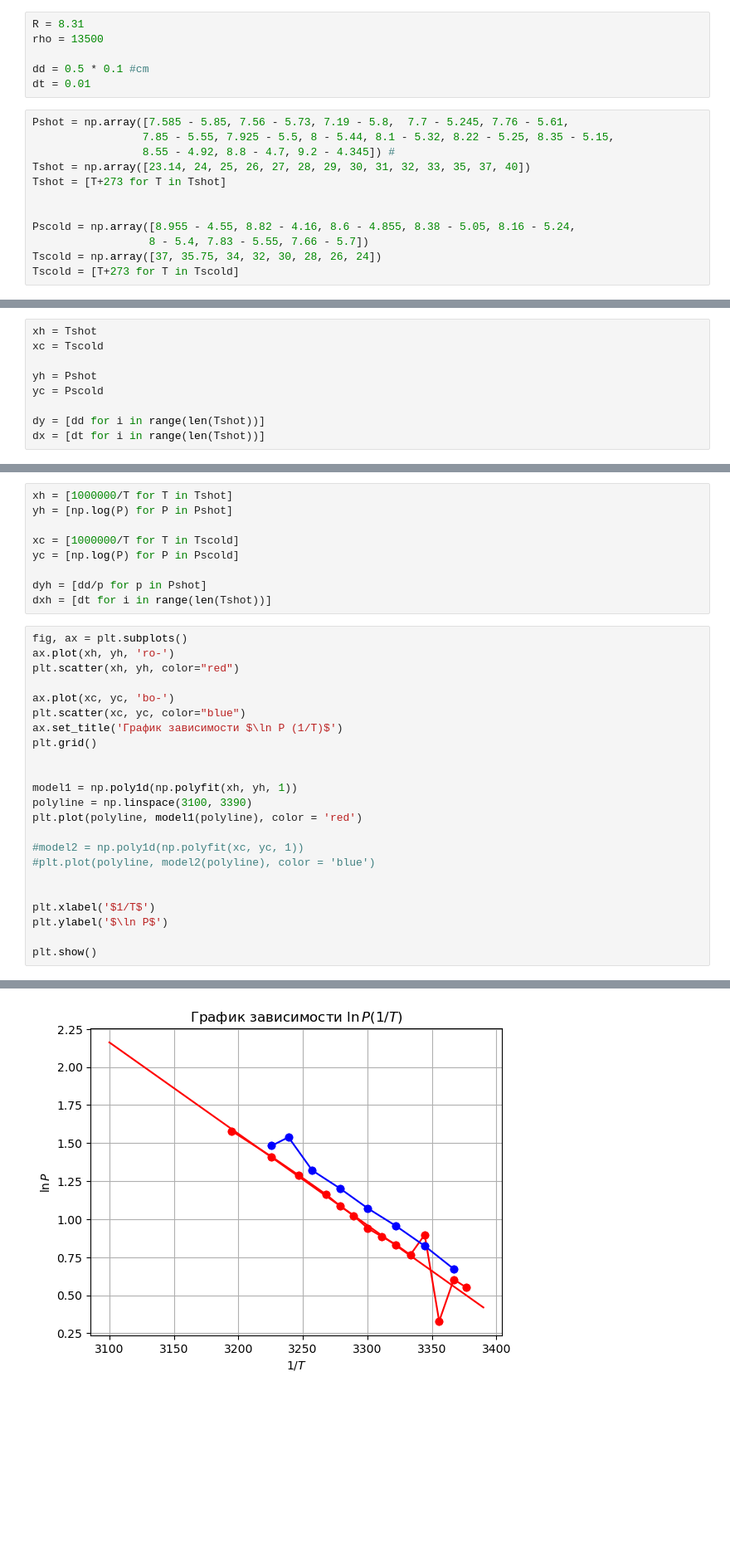
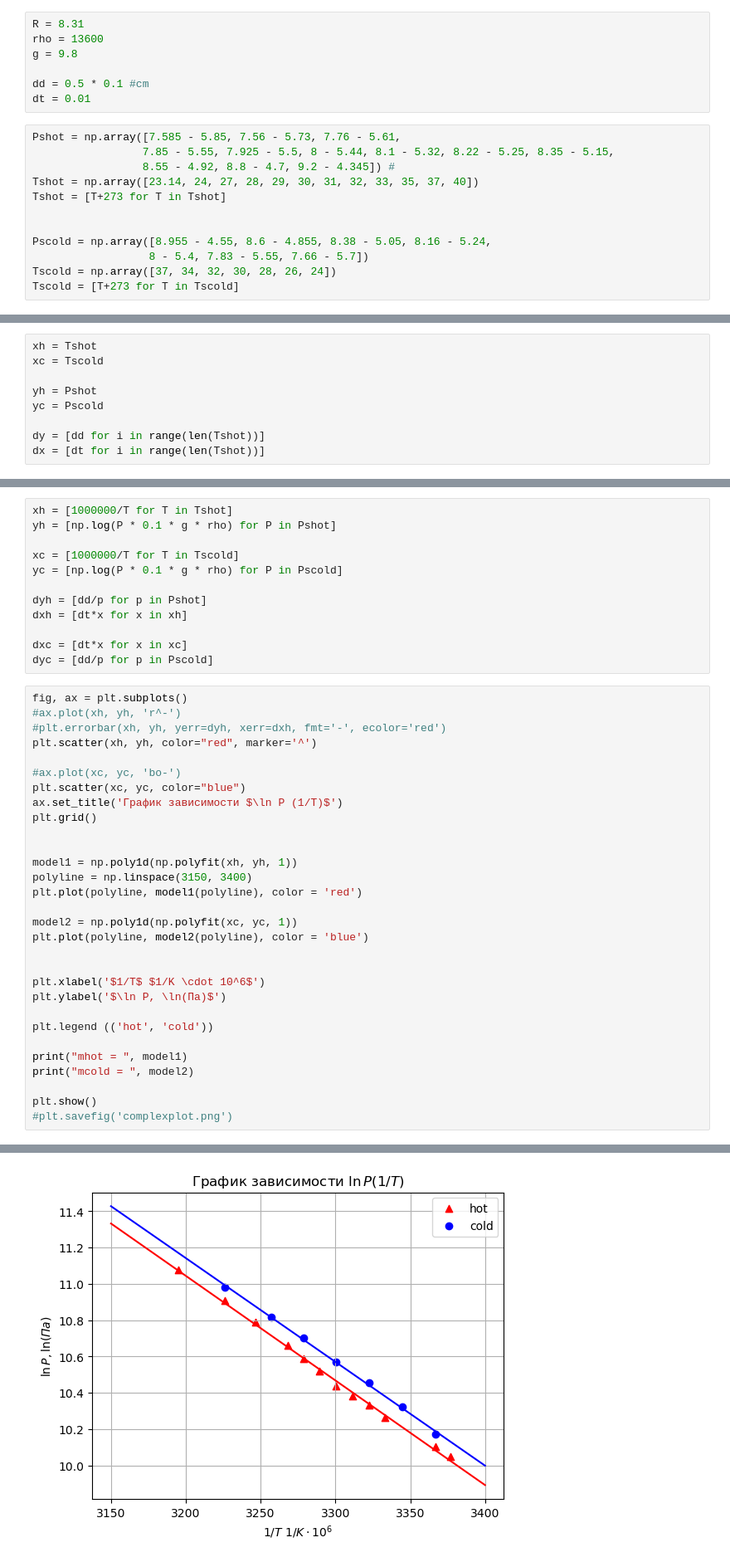
Before and after one commit to juliaProjorlivy/laba, a Jupyter notebook: 2_sem/laba_2.4.1/2.4.1.ipynb, the cells around one changed output, grey strips where cells are left out. Shown at 83% size. Saved outputs shown, nothing was run; the diff lists cells and outputs as text; blank space fills up the shorter version.

```diff
--- a/2_sem/laba_2.4.1/2.4.1.ipynb
+++ b/2_sem/laba_2.4.1/2.4.1.ipynb
@@ -5,20 +5,21 @@ import numpy as np
 ## Experimental data
 # %%
 R = 8.31
-rho = 13500
+rho = 13600
+g = 9.8
 
 dd = 0.5 * 0.1 #cm
 dt = 0.01
 # %%
-Pshot = np.array([7.585 - 5.85, 7.56 - 5.73, 7.19 - 5.8,  7.7 - 5.245, 7.76 - 5.61,
+Pshot = np.array([7.585 - 5.85, 7.56 - 5.73, 7.76 - 5.61,
                  7.85 - 5.55, 7.925 - 5.5, 8 - 5.44, 8.1 - 5.32, 8.22 - 5.25, 8.35 - 5.15,
                  8.55 - 4.92, 8.8 - 4.7, 9.2 - 4.345]) #
-Tshot = np.array([23.14, 24, 25, 26, 27, 28, 29, 30, 31, 32, 33, 35, 37, 40])
+Tshot = np.array([23.14, 24, 27, 28, 29, 30, 31, 32, 33, 35, 37, 40])
 Tshot = [T+273 for T in Tshot]
 
 
-Pscold = np.array([8.955 - 4.55, 8.82 - 4.16, 8.6 - 4.855, 8.38 - 5.05, 8.16 - 5.24,
+Pscold = np.array([8.955 - 4.55, 8.6 - 4.855, 8.38 - 5.05, 8.16 - 5.24,
                   8 - 5.4, 7.83 - 5.55, 7.66 - 5.7])
-Tscold = np.array([37, 35.75, 34, 32, 30, 28, 26, 24])
+Tscold = np.array([37, 34, 32, 30, 28, 26, 24])
 Tscold = [T+273 for T in Tscold]
 # %%
@@ -76,33 +108,43 @@ plt.show()
 # %%
 xh = [1000000/T for T in Tshot]
-yh = [np.log(P) for P in Pshot]
+yh = [np.log(P * 0.1 * g * rho) for P in Pshot]
 
 xc = [1000000/T for T in Tscold]
-yc = [np.log(P) for P in Pscold]
+yc = [np.log(P * 0.1 * g * rho) for P in Pscold]
 
 dyh = [dd/p for p in Pshot]
-dxh = [dt for i in range(len(Tshot))]
+dxh = [dt*x for x in xh]
+
+dxc = [dt*x for x in xc]
+dyc = [dd/p for p in Pscold]
 # %%
 fig, ax = plt.subplots()
-ax.plot(xh, yh, 'ro-')
-plt.scatter(xh, yh, color="red")
+#ax.plot(xh, yh, 'r^-')
+#plt.errorbar(xh, yh, yerr=dyh, xerr=dxh, fmt='-', ecolor='red')
+plt.scatter(xh, yh, color="red", marker='^')
 
-ax.plot(xc, yc, 'bo-')
+#ax.plot(xc, yc, 'bo-')
 plt.scatter(xc, yc, color="blue")
 ax.set_title('График зависимости $\ln P (1/T)$')
 plt.grid()
 
 
 model1 = np.poly1d(np.polyfit(xh, yh, 1))
-polyline = np.linspace(3100, 3390)
+polyline = np.linspace(3150, 3400)
 plt.plot(polyline, model1(polyline), color = 'red')
 
-#model2 = np.poly1d(np.polyfit(xc, yc, 1))
-#plt.plot(polyline, model2(polyline), color = 'blue')
+model2 = np.poly1d(np.polyfit(xc, yc, 1))
+plt.plot(polyline, model2(polyline), color = 'blue')
 
 
-plt.xlabel('$1/T$')
-plt.ylabel('$\ln P$')
+plt.xlabel('$1/T$ $1/K \cdot 10^6$')
+plt.ylabel('$\ln P, \ln(Па)$')
+
+plt.legend (('hot', 'cold'))
+
+print("mhot = ", model1)
+print("mcold = ", model2)
 
 plt.show()
+#plt.savefig('complexplot.png')
 # %% [output]
@@ -109 +155 @@ plt.show()
-[figure, old version]
+[figure, new version]
```
Also changed, not shown: parts of 9 cells of this notebook, 8 other files.
